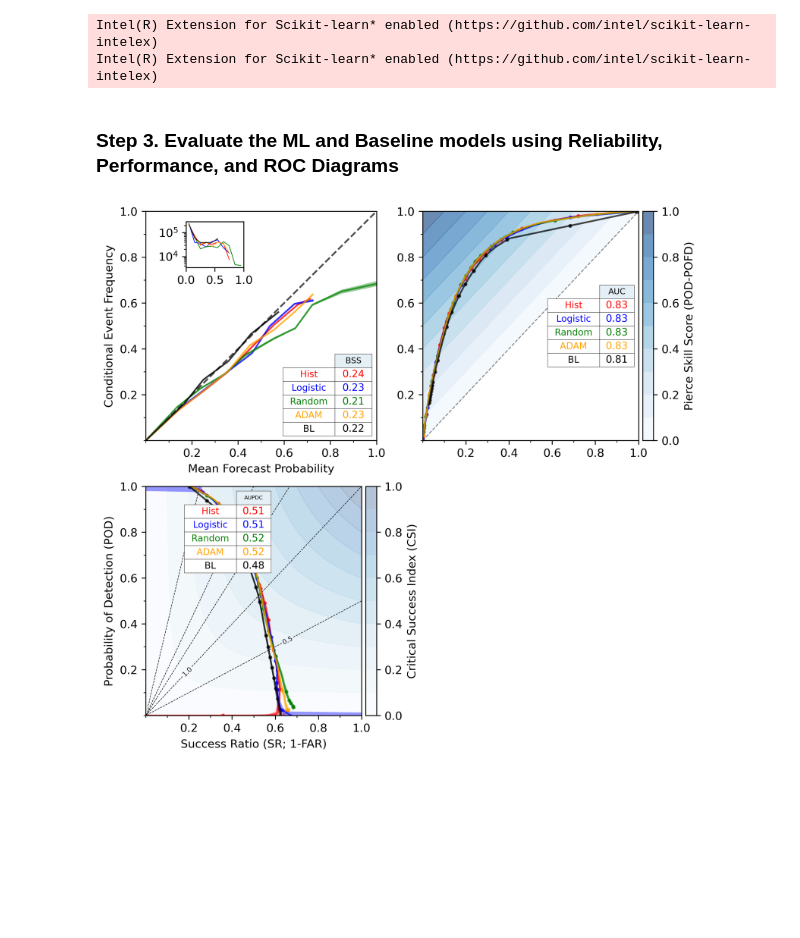
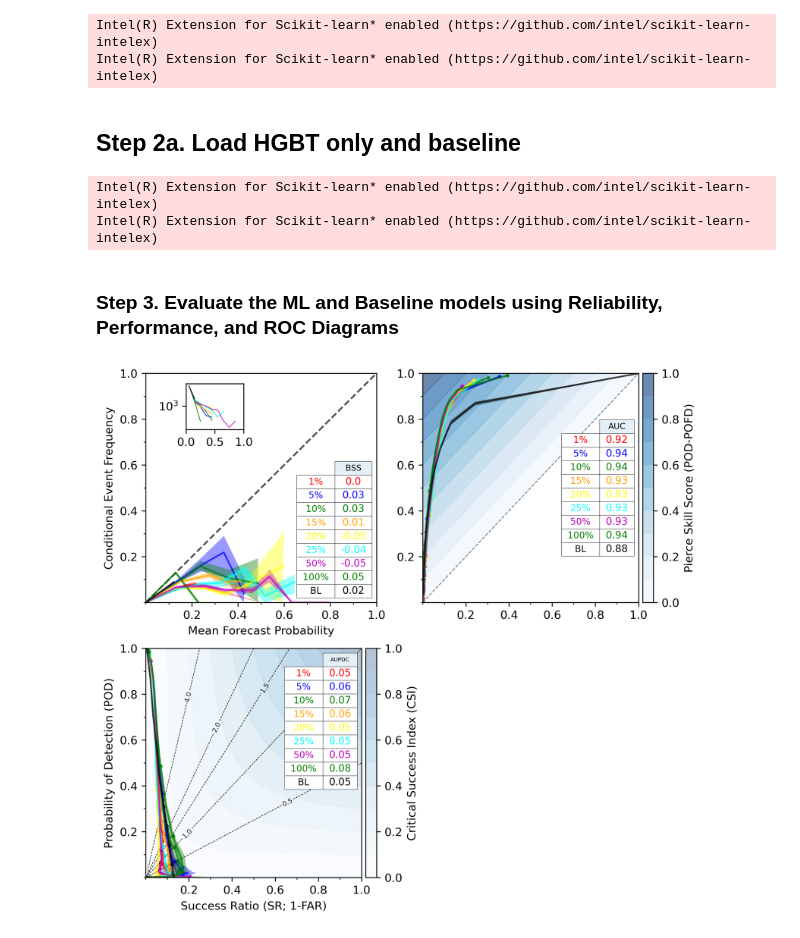
Before and after one commit to NOAA-National-Severe-Storms-Laboratory/frdd-wofs-ml-w2w, a Jupyter notebook: notebooks/evaluation.ipynb, the cells around one changed output. Cells and saved outputs as stored; diff of their text form; code cells hidden in the pictures; blank space fills up the shorter version.

```diff
--- a/notebooks/evaluation.ipynb
+++ b/notebooks/evaluation.ipynb
@@ -22,7 +24,7 @@ from main.verification import plot_verification
 # %%
 # Configuration variables (You'll need to change based on where you store your data)
 FRAMEWORK='POTVIN'
-TIMESCALE='2to6'
+TIMESCALE='0to3'
 data_path = f'/work/samuel.varga/data/{TIMESCALE}_hr_severe_wx/{FRAMEWORK}'
 # %% [markdown]
 <div class="alert alert-block alert-danger"> <b>CAUTION</b> We are evaluating the models, so mode must be set to 'test' in load_ml_data or load_bl_data </div>
@@ -174,23 +166,62 @@ X = X[features]
 # %% [output]
 Intel(R) Extension for Scikit-learn* enabled (https://github.com/intel/scikit-learn-intelex)
 Intel(R) Extension for Scikit-learn* enabled (https://github.com/intel/scikit-learn-intelex)
+# %% [markdown]
+## Step 2a. Load HGBT only and baseline
+# %%
+#base_path = f'/work/mflora/ML_2TO6HR/models/'
+base_path=f'/work/samuel.varga/projects/{TIMESCALE}_hr_severe_wx/{FRAMEWORK}'
+
+# Load the ML model.
+if intrastorm:
+    ml_data = joblib.load(join(base_path, f'mlModels/isonly/Varga_all_hist_{hazard}_{scale}.joblib'))
+    # Load the baseline model.
+    bl_model = joblib.load(join(base_path,f'blModels/{target_col.split("_")[0]}_baseline_model_{scale}.joblib'))
+elif All:
+    ml_data=joblib.load(join(base_path, f'mlModels/{scale}/Varga_all_hist_all_{scale}_1.joblib'))
+    bl_model=joblib.load(join(base_path, f'blModels/all_baseline_model_{scale}_Big.joblib'))
+else:
+    ml_data = joblib.load(join(base_path, f'mlModels/{scale}/{hazard}/Varga_all_hist_{hazard}_{scale}.joblib')) #First Model (Hist)
+    # Load the baseline model.
+    bl_model = joblib.load(join(base_path,f'blModels/{target_col.split("_")[0]}_baseline_model_{scale}.joblib'))
+# When the ML model is saved by the CalibratedPipelineHyperOptCV package,
+# there are additional metadata that is stored with it.
+# We want to load the model and the features.
+# We want to make sure the X input as the features in correct order.
+ml_model = ml_data['model']
+features = ml_data['features']
+
+ml_models = [ml_model]
+
+for p in [5, 10, 15, 20, 25, 50, 100]: #Adds the Logistic and random models to the list
+    ml_data = joblib.load(join(base_path, f'mlModels/{scale}/Varga_all_hist_all_{scale}_{p}.joblib'))
+    ml_model = ml_data['model']
+    ml_models.append(ml_model)
+
+names = ['1%','5%','10%','15%','20%','25%','50%','100%']
+estimators = [(name, model) for name, model in zip(names, ml_models)]
+
+X = X[features]
+# %% [output]
+Intel(R) Extension for Scikit-learn* enabled (https://github.com/intel/scikit-learn-intelex)
+Intel(R) Extension for Scikit-learn* enabled (https://github.com/intel/scikit-learn-intelex)
 # %% [markdown]
 ### Step 3. Evaluate the ML and Baseline models using Reliability, Performance, and ROC Diagrams
 # %%
 # Since X_bl and y are dataframe, we convert them to numpy.arrays
 # by using .values method.
 plot_verification(estimators = estimators,
                   baseline_estimators = [('BL', bl_model)],
                   X = X,
                   X_baseline = X_bl.values,
                   y=y.values,
-                  n_boot=10
+                  n_boot=10, SRSPlot=True
                  )
 
 # Uncomment and modify the filename to save the figure.
 #plt.savefig(f'{target_col}.png')
 # %% [output]
-[figure, old version]
+[figure, new version]
 # %%
 print(np.mean(y))
 # %% [output]
```
Also changed, not shown: parts of 3 cells of this notebook, 11 other files.
